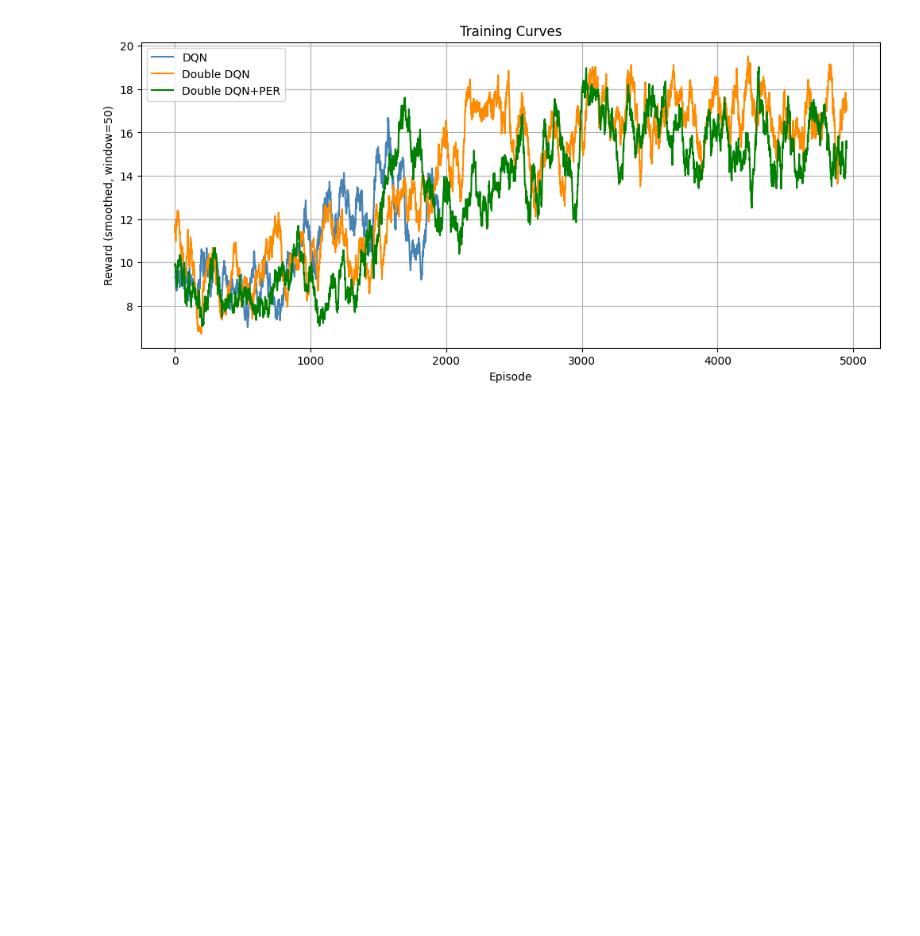
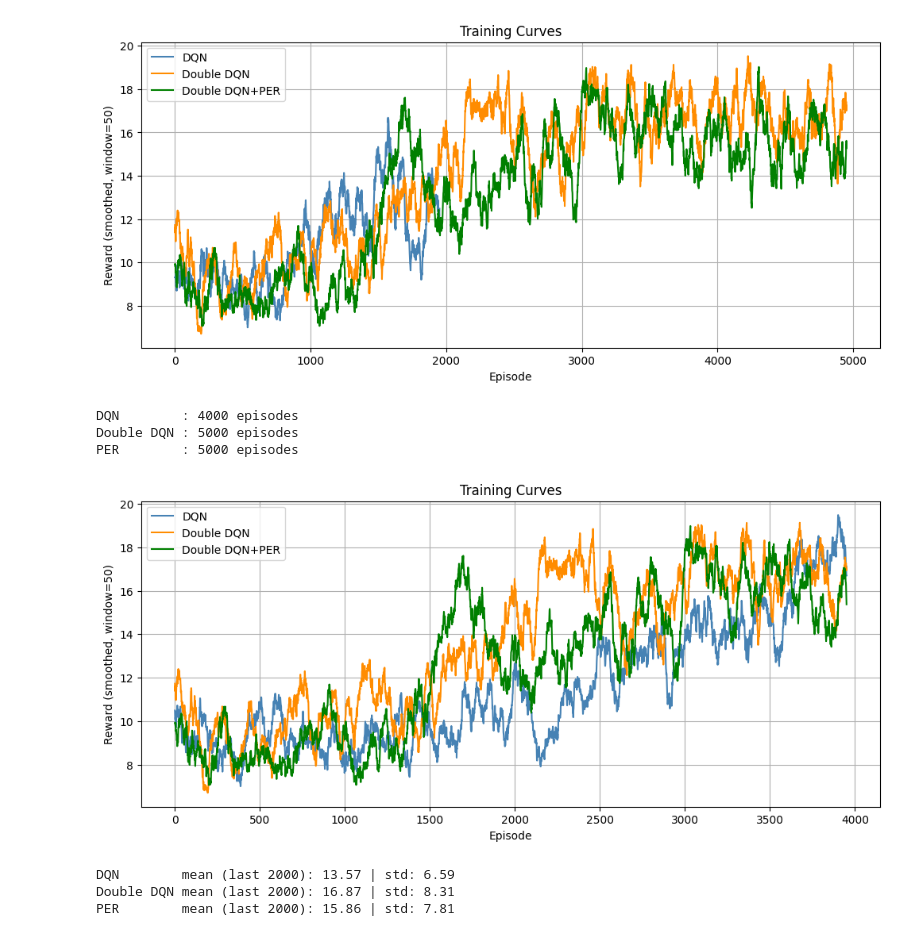
Before and after one commit to daphnemaschas/Autonomous-Highway-Agents, a Jupyter notebook: notebooks/comparison_dqn_vs_double_dqn.ipynb, the cells around one changed output. Drawn from its saved outputs; the diff is of its cells as text; code cells hidden in the pictures; blank space fills up the shorter version.

Commit message:
final extension: double dqn + per results

```diff
--- a/notebooks/comparison_dqn_vs_double_dqn.ipynb
+++ b/notebooks/comparison_dqn_vs_double_dqn.ipynb
@@ -142,3 +142,37 @@ plt.savefig('../results/comparison_curves_all.png', dpi=150, bbox_inches='tight'
 plt.show()
 # %% [output]
 [figure]
+# %%
+dqn_rewards     = np.load('../results/dqn/dqn_v2_2_layers_rewards.npy')
+ddqn_rewards    = np.load('../results/double_dqn_v1_rewards.npy')
+per_rewards     = np.load('../results/double_dqn_per_v1_rewards.npy')
+
+print(f'DQN        : {len(dqn_rewards)} episodes')
+print(f'Double DQN : {len(ddqn_rewards)} episodes')
+print(f'PER        : {len(per_rewards)} episodes')
+# %% [output]
+DQN        : 4000 episodes
+Double DQN : 5000 episodes
+PER        : 5000 episodes
+# %%
+plt.figure(figsize=(12, 5))
+plt.plot(smooth(dqn_rewards),          label='DQN',            color='steelblue')
+plt.plot(smooth(ddqn_rewards[:4000]),  label='Double DQN',     color='darkorange')
+plt.plot(smooth(per_rewards[:4000]),   label='Double DQN+PER', color='green')
+plt.xlabel('Episode')
+plt.ylabel('Reward (smoothed, window=50)')
+plt.title('Training Curves')
+plt.legend()
+plt.grid(True)
+plt.savefig('../results/comparison_curves_all.png', dpi=150, bbox_inches='tight')
+plt.show()
+# %% [output]
+[figure, added]
+# %%
+print(f"DQN        mean (last 2000): {np.mean(dqn_rewards[-2000:]):.2f} | std: {np.std(dqn_rewards[-50:]):.2f}")
+print(f"Double DQN mean (last 2000): {np.mean(ddqn_rewards[-2000:]):.2f} | std: {np.std(ddqn_rewards[-50:]):.2f}")
+print(f"PER        mean (last 2000): {np.mean(per_rewards[-2000:]):.2f} | std: {np.std(per_rewards[-50:]):.2f}")
+# %% [output]
+DQN        mean (last 2000): 13.57 | std: 6.59
+Double DQN mean (last 2000): 16.87 | std: 8.31
+PER        mean (last 2000): 15.86 | std: 7.81
```
Also changed, not shown: 6 other files.
